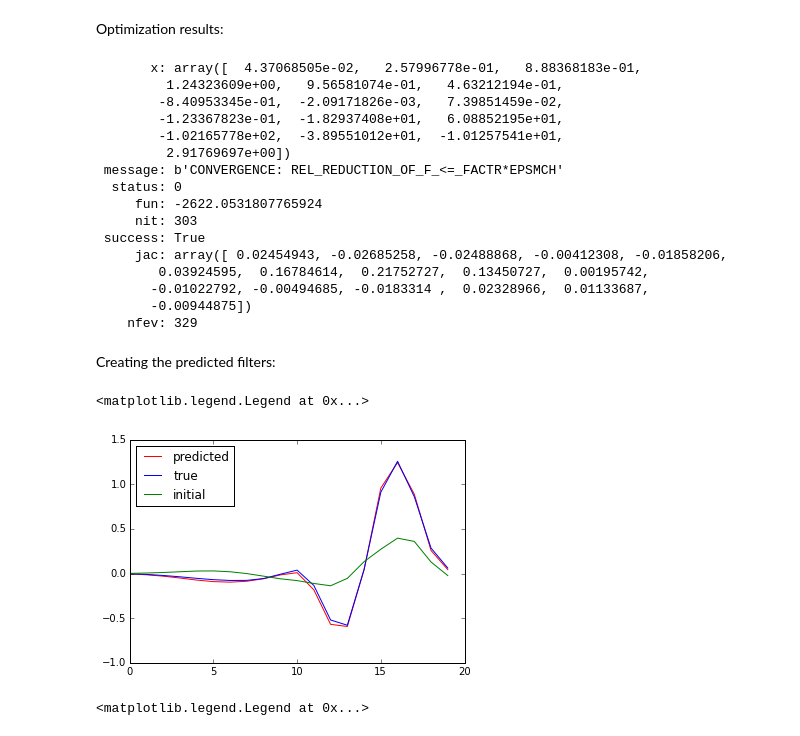
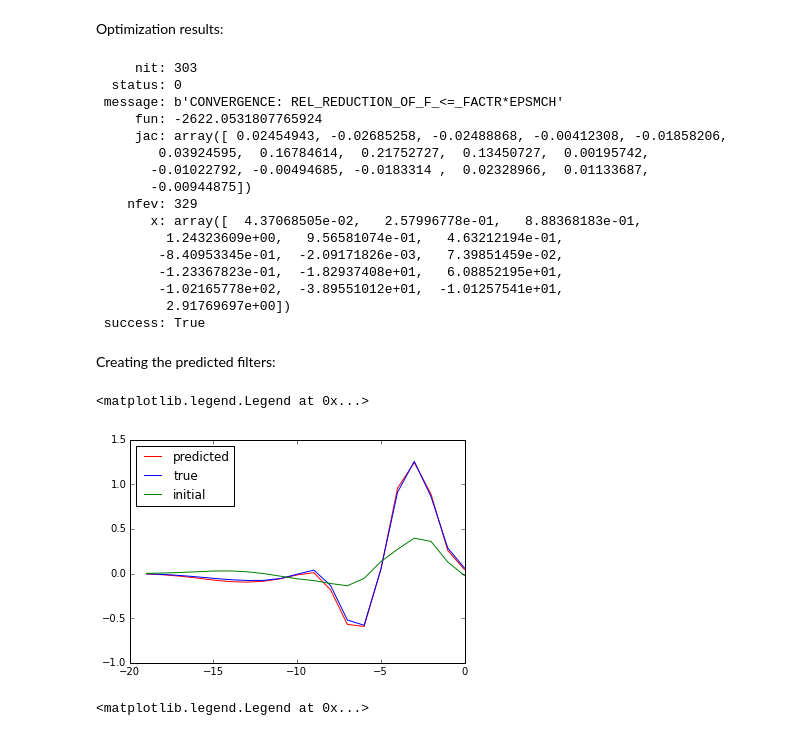
Before and after one commit to emaadmanzoor/GLM_PythonModules, a Jupyter notebook: notebooks/MLE_singleNeuron.ipynb, the cells around one changed output. Saved outputs shown, nothing was run; the diff lists cells and outputs as text; code cells hidden in the pictures.

```diff
--- a/notebooks/MLE_singleNeuron.ipynb
+++ b/notebooks/MLE_singleNeuron.ipynb
@@ -63,5 +63,6 @@ pars_h = {'n':5,'hpeaks':hpeaks,'b':.4,'absref':0.}
 H,H_orth,ht_domain = filters.createPostSpikeBasis(pars_h,dt)
 # %%
 # Interpolate Post Spike Filter
-MSP = np.array(pd.read_csv(os.path.join(data_path,'MSP.csv'),header = None))
+MSP = auxfun.makeInterpMatrix(len(ht_domain),1)
+MSP[0,0] = 0
 H_orth = np.dot(MSP,H_orth)
@@ -142,22 +150,22 @@ Optimization results:
 # %%
 print(res)
 # %% [output]
+     nit: 303
+  status: 0
+ message: b'CONVERGENCE: REL_REDUCTION_OF_F_<=_FACTR*EPSMCH'
+     fun: -2622.0531807765924
+     jac: array([ 0.02454943, -0.02685258, -0.02488868, -0.00412308, -0.01858206,
+        0.03924595,  0.16784614,  0.21752727,  0.13450727,  0.00195742,
+       -0.01022792, -0.00494685, -0.0183314 ,  0.02328966,  0.01133687,
+       -0.00944875])
+    nfev: 329
        x: array([  4.37068505e-02,   2.57996778e-01,   8.88368183e-01,
          1.24323609e+00,   9.56581074e-01,   4.63212194e-01,
         -8.40953345e-01,  -2.09171826e-03,   7.39851459e-02,
         -1.23367823e-01,  -1.82937408e+01,   6.08852195e+01,
         -1.02165778e+02,  -3.89551012e+01,  -1.01257541e+01,
          2.91769697e+00])
- message: b'CONVERGENCE: REL_REDUCTION_OF_F_<=_FACTR*EPSMCH'
-  status: 0
-     fun: -2622.0531807765924
-     nit: 303
  success: True
-     jac: array([ 0.02454943, -0.02685258, -0.02488868, -0.00412308, -0.01858206,
-        0.03924595,  0.16784614,  0.21752727,  0.13450727,  0.00195742,
-       -0.01022792, -0.00494685, -0.0183314 ,  0.02328966,  0.01133687,
-       -0.00944875])
-    nfev: 329
 # %% [markdown]
 Creating the predicted filters:
 # %%
@@ -173,15 +181,15 @@ h_coeff = np.array([-15.18,38.24,-67.58,-14.06,-3.36])
 kfilter_true = np.dot(K,k_coeff)
 hfilter_true = np.dot(H_orth,h_coeff)
 # %%
-plt.plot(kfilter_predicted,color = "r",label = 'predicted')
+plt.plot(-kt_domain[::-1],kfilter_predicted,color = "r",label = 'predicted')
 plt.hold(True)
-plt.plot(kfilter_true,color= "blue",label = 'true')
+plt.plot(-kt_domain[::-1],kfilter_true,color= "blue",label = 'true')
 plt.hold(True)
-plt.plot(np.dot(K,coeff_k0),color = "g",label = 'initial')
+plt.plot(-kt_domain[::-1],np.dot(K,coeff_k0),color = "g",label = 'initial')
 plt.legend(loc = 'upper left')
 # %% [output]
 <matplotlib.legend.Legend at 0x...>
-[figure, old version]
+[figure, new version]
 # %%
 plt.plot(ht_domain,hfilter_predicted,color = "r",label = 'predicted')
 plt.hold(True)
```
Also changed, not shown: parts of 3 cells of this notebook, 6 other files.
